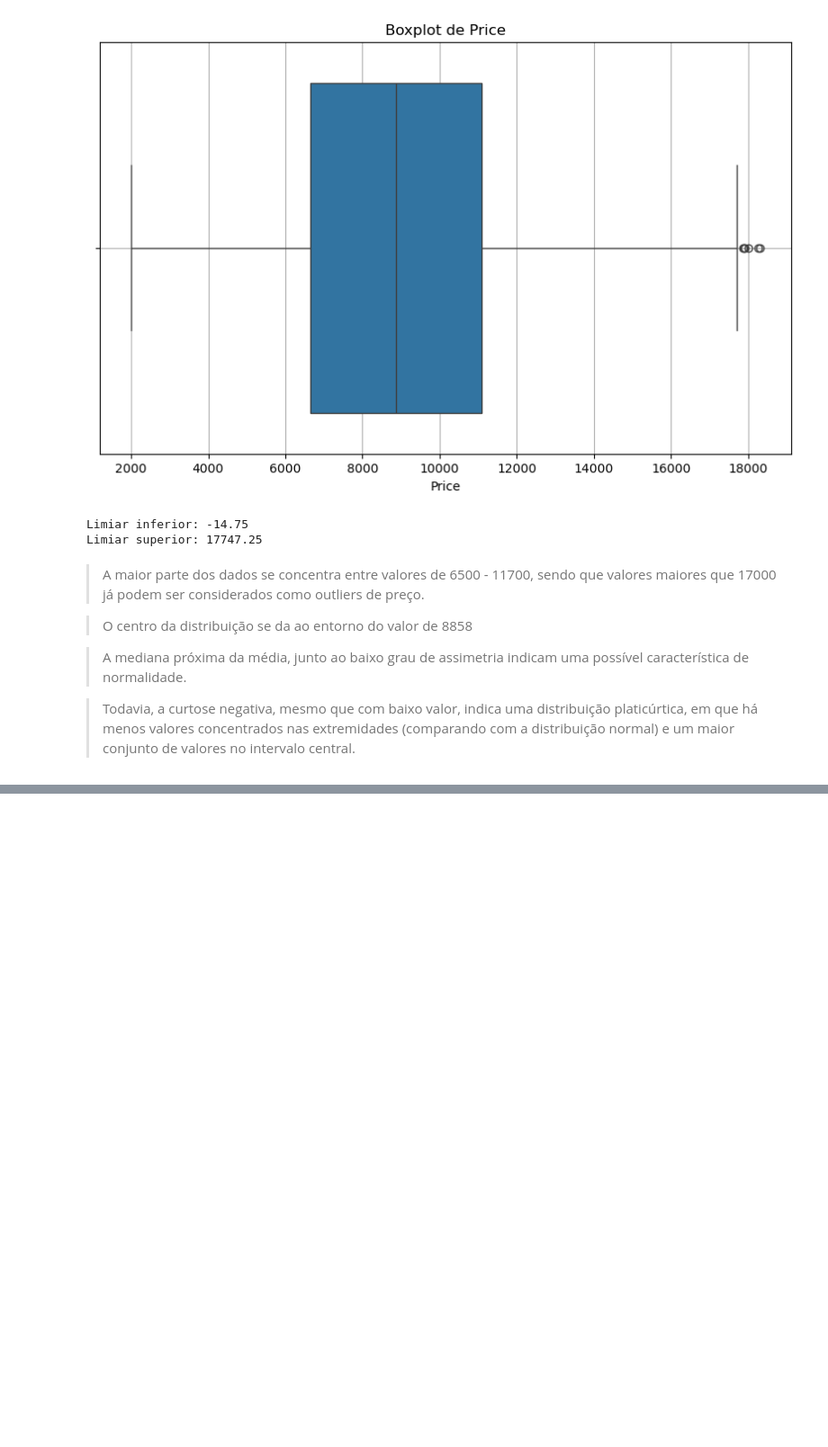
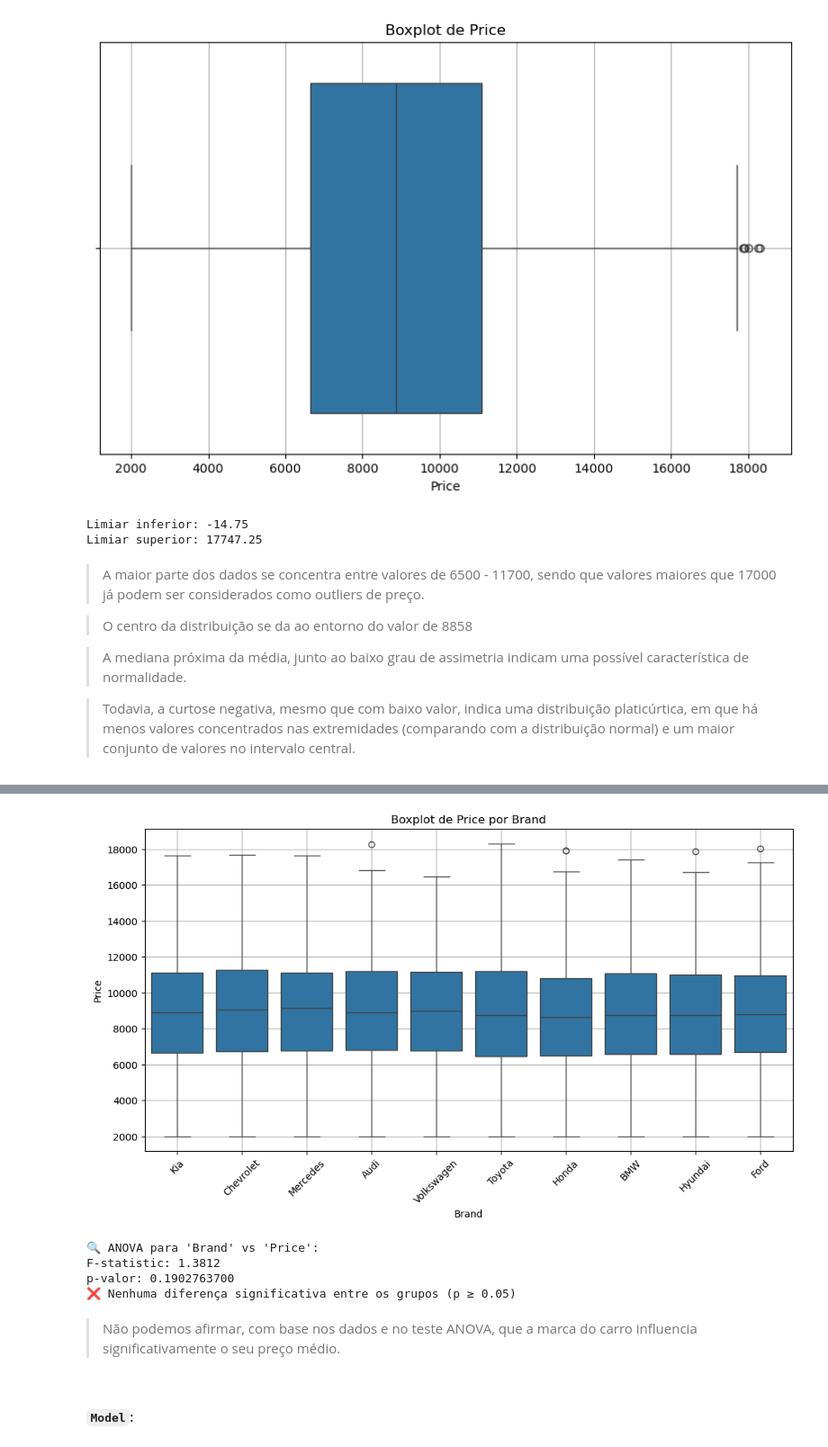
Before and after one commit to gabrielgvss/Regressao-Precos-Carros, a Jupyter notebook: notebooks/EDA.ipynb, the cells around one changed output, grey strips where cells are left out. Shown at 90% size. Cells and saved outputs as stored; diff of their text form; code cells hidden in the pictures; blank space fills up the shorter version.

```diff
--- a/notebooks/EDA.ipynb
+++ b/notebooks/EDA.ipynb
@@ -724,0 +968,16 @@ Limiar superior: 17747.25
+# %%
+plot_boxplot_anova(df, 'Brand', 'Price')
+# %% [output]
+[figure, added]
+# %%
+# ANOVA
+teste_anova(df, 'Brand', 'Price')
+# %% [output]
+🔍 ANOVA para 'Brand' vs 'Price':
+F-statistic: 1.3812
+p-valor: 0.1902763700
+❌ Nenhuma diferença significativa entre os grupos (p ≥ 0.05)
+# %% [markdown]
+> Não podemos afirmar, com base nos dados e no teste ANOVA, que a marca do carro influencia significativamente o seu preço médio.
+# %% [markdown]
+#### `Model`:
```
Also changed, not shown: parts of 33 cells of this notebook, 1 other file.
